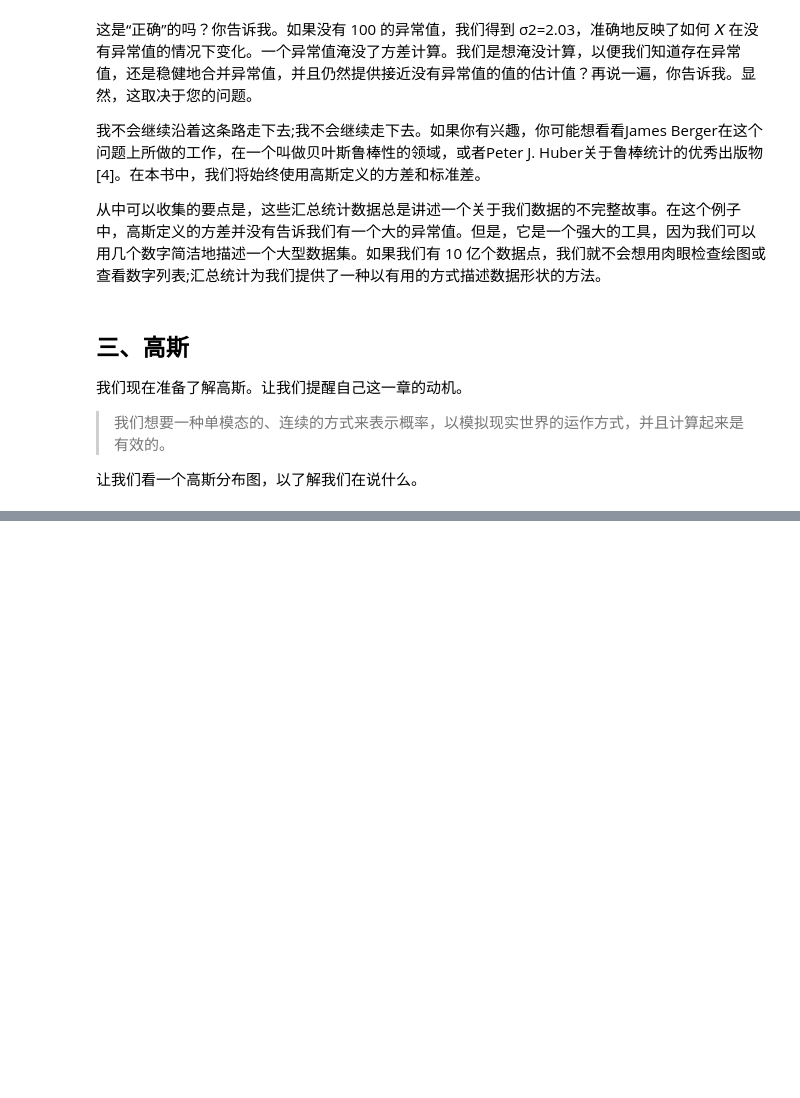
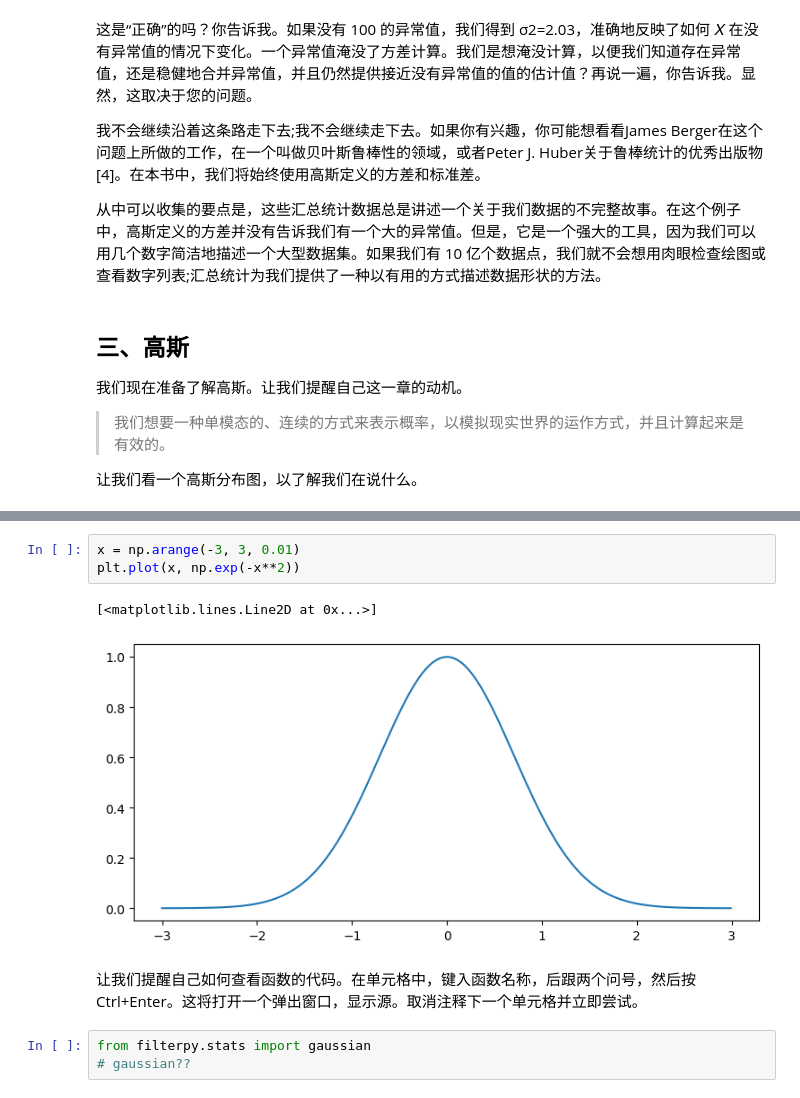
Before and after one commit to SunJianboGitHub/KalmanFilter, a Jupyter notebook: 03-高斯.ipynb, the cells around one changed output, grey strips where cells are left out. Saved outputs shown, nothing was run; the diff lists cells and outputs as text; blank space fills up the shorter version.

```diff
--- a/03-高斯.ipynb
+++ b/03-高斯.ipynb
@@ -343,0 +393,11 @@ plot_gaussian_pdf(mean=1.8, variance=0.1414**2,
+# %%
+x = np.arange(-3, 3, 0.01)
+plt.plot(x, np.exp(-x**2))
+# %% [output]
+[<matplotlib.lines.Line2D at 0x...>]
+[figure, added]
+# %% [markdown]
+让我们提醒自己如何查看函数的代码。在单元格中，键入函数名称，后跟两个问号，然后按 Ctrl+Enter。这将打开一个弹出窗口，显示源。取消注释下一个单元格并立即尝试。
+# %%
+from filterpy.stats import gaussian
+# gaussian??
```
Also changed, not shown: parts of 47 cells of this notebook.
